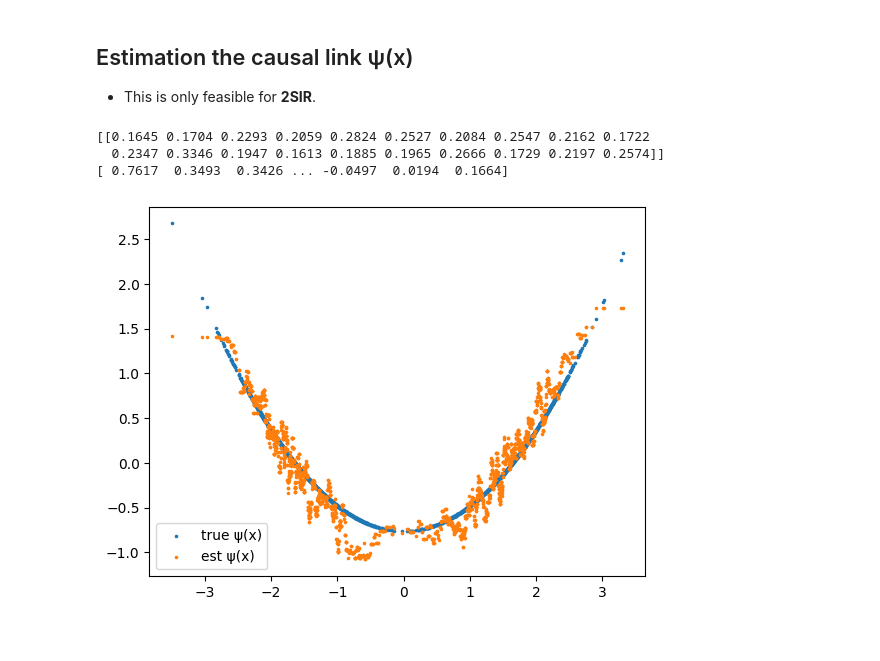
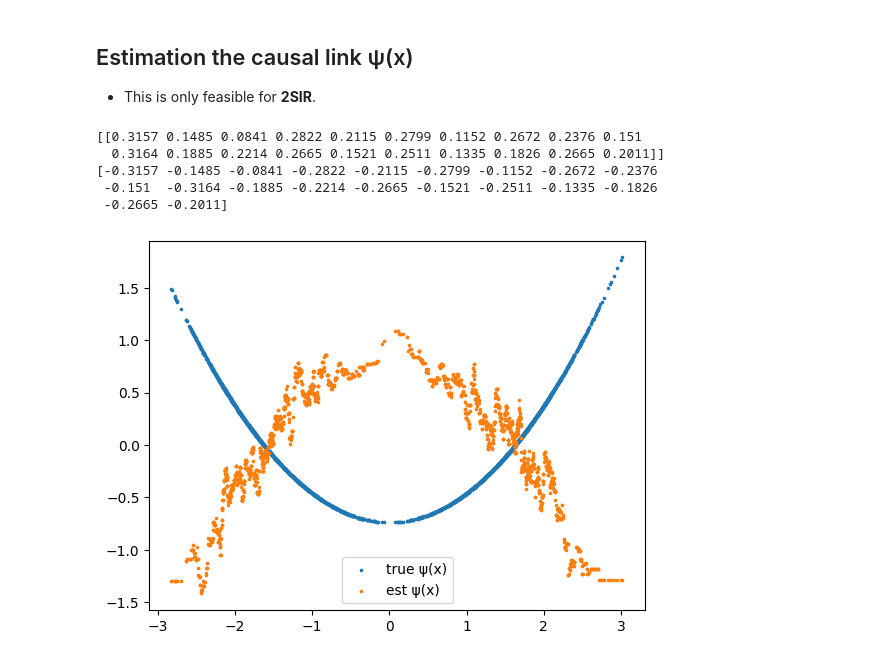
Before and after one commit to statmlben/nonlinear-causal, a Jupyter notebook: nb/sim_invalidIVs.ipynb, the cells around one changed output. Saved outputs shown, nothing was run; the diff lists cells and outputs as text; code cells hidden in the pictures.

```diff
--- a/nb/sim_invalidIVs.ipynb
+++ b/nb/sim_invalidIVs.ipynb
@@ -153,24 +153,23 @@ SIR.cond_mean=KNeighborsRegressor(n_neighbors=15)
 SIR.fit_link(Z1=Z1, X1=X1)
 # evalue ψ(x) based on the estimated causal link
 est_phi = SIR.link(X[:,np.newaxis])
-
-# since the model may change in constants, we first center the data
-phi = phi - np.mean(phi)
-# est_phi = est_phi - np.mean(est_phi)
 # %%
 print(SIR.sir.directions_)
-print(Z1.dot(SIR.theta))
+print(SIR.theta)
 # %% [output]
-[[0.1645 0.1704 0.2293 0.2059 0.2824 0.2527 0.2084 0.2547 0.2162 0.1722
-  0.2347 0.3346 0.1947 0.1613 0.1885 0.1965 0.2666 0.1729 0.2197 0.2574]]
-[ 0.7617  0.3493  0.3426 ... -0.0497  0.0194  0.1664]
+[[0.3157 0.1485 0.0841 0.2822 0.2115 0.2799 0.1152 0.2672 0.2376 0.151
+  0.3164 0.1885 0.2214 0.2665 0.1521 0.2511 0.1335 0.1826 0.2665 0.2011]]
+[-0.3157 -0.1485 -0.0841 -0.2822 -0.2115 -0.2799 -0.1152 -0.2672 -0.2376
+ -0.151  -0.3164 -0.1885 -0.2214 -0.2665 -0.1521 -0.2511 -0.1335 -0.1826
+ -0.2665 -0.2011]
 # %%
 import matplotlib.pyplot as plt
 
 plt.xlim(1.1*min(X), 1.1*max(X))
 plt.scatter(X, phi, s=2.5, label='true ψ(x)')
-plt.scatter(X, -est_phi, s=2.5, label='est ψ(x)')
+plt.scatter(X, est_phi, s=2.5, label='est ψ(x)')
+
 plt.legend()
 plt.show()
 # %% [output]
-[figure, old version]
+[figure, new version]
```
Also changed, not shown: parts of 5 cells of this notebook, 2 other files.
